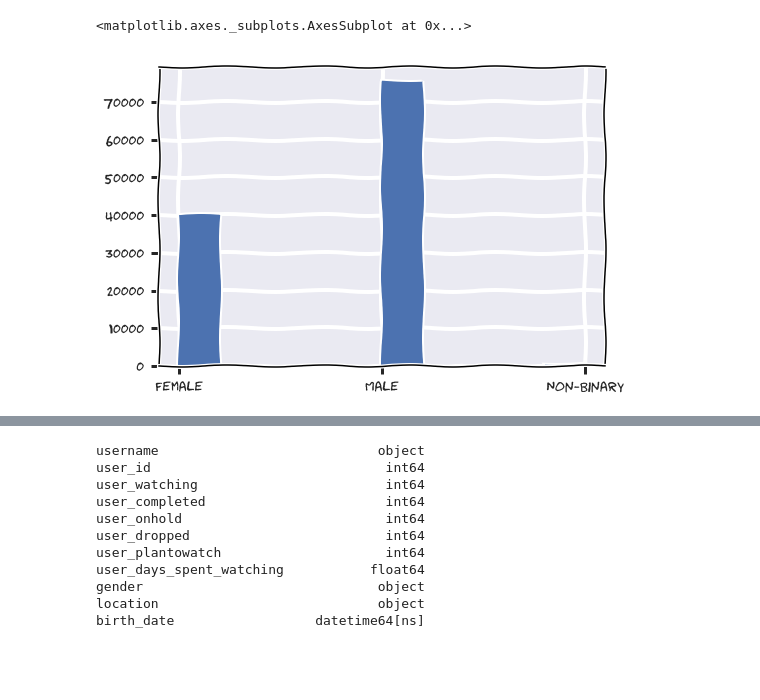
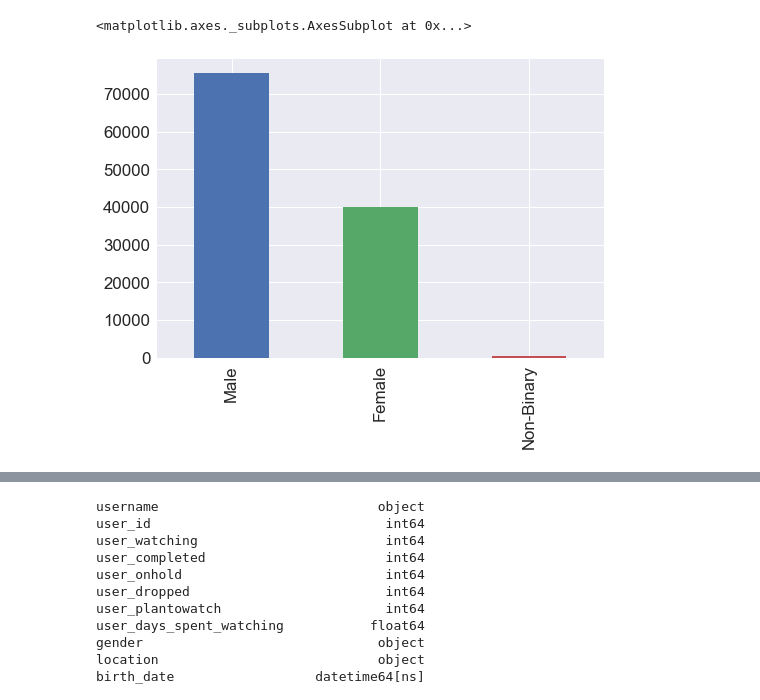
Before and after one commit to racinmat/mal-analysis, a Jupyter notebook: basic_cleanup.ipynb, the cells around one changed output, grey strips where cells are left out. Cells and saved outputs as stored; diff of their text form; code cells hidden in the pictures; blank space fills up the shorter version.

```diff
--- a/basic_cleanup.ipynb
+++ b/basic_cleanup.ipynb
@@ -73,10 +73,10 @@ users.head()
 | 3 | bskai | 228342 | 25 | 414 | 2 | 5 | 11 | ... |
 | 4 | terune_uzumaki | 327311 | 5 | 5 | 0 | 0 | 0 | ... |
 # %%
-users['gender'].hist()
+users['gender'].value_counts().plot.bar()
 # %% [output]
 <matplotlib.axes._subplots.AxesSubplot at 0x...>
-[figure, old version]
+[figure, new version]
 # %%
 users['gender'].value_counts().plot.pie()
 # %% [output]
```
Also changed, not shown: parts of 13 cells of this notebook, 7 other files.
